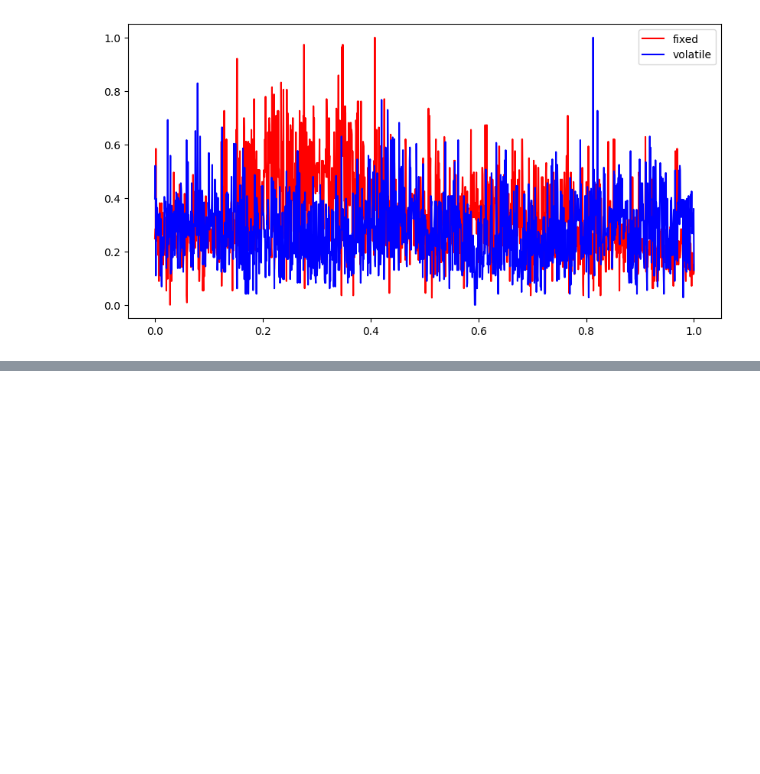
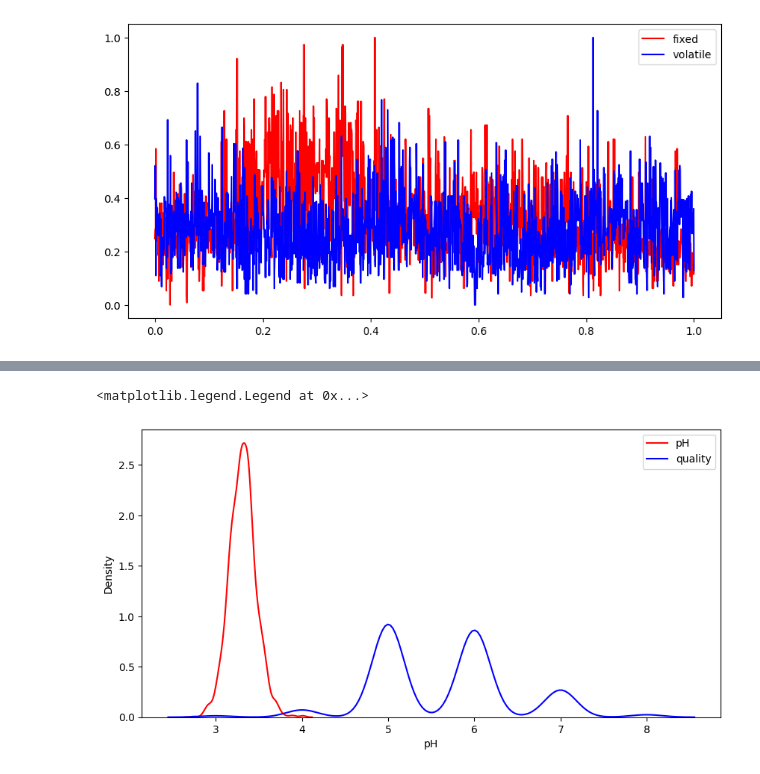
Before and after one commit to Vukhacson/WineQuality, a Jupyter notebook: SMSmall/Datdo3108_DataPreprocessing.ipynb, the cells around one changed output, grey strips where cells are left out. Drawn from its saved outputs; the diff is of its cells as text; code cells hidden in the pictures; blank space fills up the shorter version.

Commit message:
pH vs quality MinMax Scaler

```diff
--- a/SMSmall/Datdo3108_DataPreprocessing.ipynb
+++ b/SMSmall/Datdo3108_DataPreprocessing.ipynb
@@ -117,0 +99,11 @@ plt.legend(['fixed', 'volatile'])
+# %%
+# pH vs quality MinMaxScaler
+
+df_red_wine_pH_quality = df_red_wine.iloc[:, [8, 11]]
+df_red_wine_pH_quality
+
+scaler = MinMaxScaler()
+red_811_fit = scaler.fit_transform(df_red_wine_pH_quality)
+
+print(red_811_fit)
+type(red_811_fit)
@@ -117,0 +119,10 @@ plt.legend(['fixed', 'volatile'])
+# %%
+# original kdeplot
+
+plt.figure(figsize = (10,5))
+sns.kdeplot(df_red_wine_pH_quality.iloc[:, 0], color='r')
+sns.kdeplot(df_red_wine_pH_quality.iloc[:, 1], color='b')
+plt.legend(['pH', 'quality'])
+# %% [output]
+<matplotlib.legend.Legend at 0x...>
+[figure, added]
```
Also changed, not shown: parts of 12 cells of this notebook.
